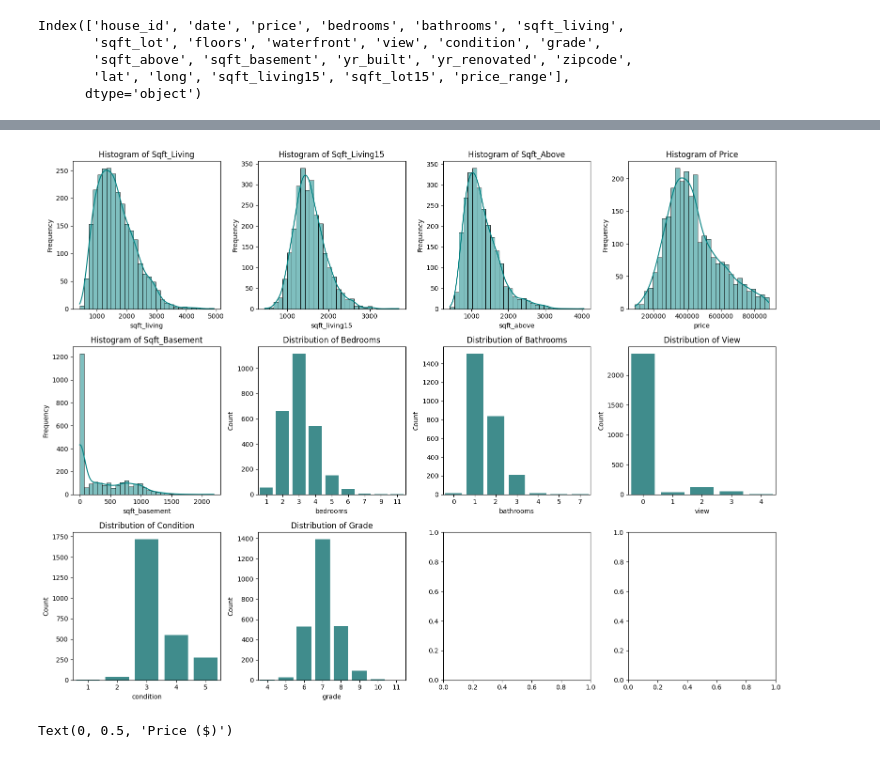
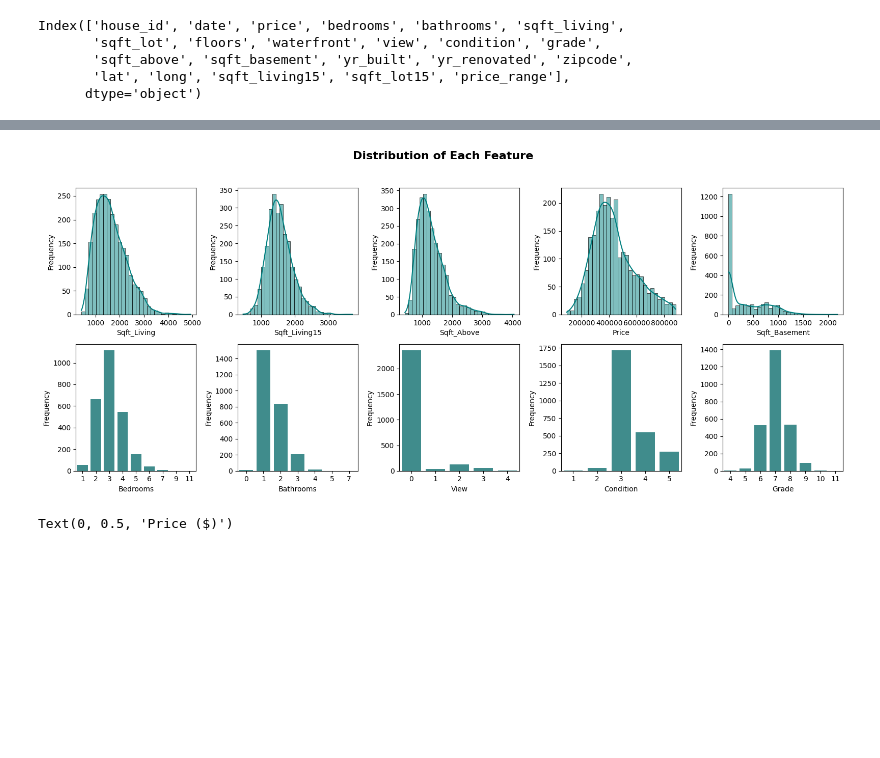
Before and after one commit to marinamoya/king-county-eda-project, a Jupyter notebook: eda-king-county.ipynb, the cells around one changed output, grey strips where cells are left out. Drawn from its saved outputs; the diff is of its cells as text; code cells hidden in the pictures; blank space fills up the shorter version.

```diff
--- a/eda-king-county.ipynb
+++ b/eda-king-county.ipynb
@@ -352,7 +338,7 @@ plt.xticks(rotation=45)
 df_kc_target = df_kc_target[['house_id', 'date', 'price', 'bedrooms', 'bathrooms',
                              'sqft_living', 'view', 'condition', 'grade',
                              'sqft_above', 'sqft_basement','lat', 'long', 'sqft_living15',
-                             'yr_renovated']]
+                             'yr_renovated', 'yr_built', 'price_range']]
 # %%
 df_kc_target_corr = df_kc_target[['bedrooms', 'bathrooms', 'sqft_living',
                                   'view', 'condition', 'grade', 'sqft_above',
@@ -360,30 +346,30 @@ df_kc_target_corr = df_kc_target[['bedrooms', 'bathrooms', 'sqft_living',
 # %%
 continuous_columns = ['sqft_living', 'sqft_living15', 'sqft_above', 'price', 'sqft_basement']
 categorical_columns = ['bedrooms', 'bathrooms', 'view', 'condition', 'grade']
 
-# Set up a grid of subplots (adjust rows and columns as needed)
-fig, axes = plt.subplots(nrows=3, ncols=4, figsize=(16, 12))  # Adjust grid size based on the number of features
+fig, axes = plt.subplots(nrows=2, ncols=5, figsize=(16, 7))
 axes = axes.flatten()
 
-# Plot continuous variables (with bins)
 for i, feature in enumerate(continuous_columns):
-    sns.histplot(df_kc_target[feature], kde=True, ax=axes[i], color='teal', bins=30)  # Adjust bins as needed
-    axes[i].set_title(f'Histogram of {feature.title()}')
-    axes[i].set_xlabel(feature)
+    sns.histplot(df_kc_target[feature], kde=True, ax=axes[i], color='teal', bins=30)
+    axes[i].set_xlabel(feature.title())
     axes[i].set_ylabel('Frequency')
+    axes[i].set_title("")
 
-# Plot categorical variables (as bar plots)
 for i, feature in enumerate(categorical_columns, start=len(continuous_columns)):
-    sns.countplot(data=df_kc_target, x=feature, ax=axes[i], color="teal", alpha = 0.8)
-    axes[i].set_title(f'Distribution of {feature.title()}')
-    axes[i].set_xlabel(feature)
-    axes[i].set_ylabel('Count')
+    sns.countplot(data=df_kc_target, x=feature, ax=axes[i], color="teal", alpha=0.8)
+    axes[i].set_xlabel(feature.title())
+    axes[i].set_ylabel('Frequency')
+    axes[i].set_title("")
 
-# Adjust layout for better spacing
-plt.tight_layout()
+
+fig.suptitle("Distribution of Each Feature", fontsize=16, fontweight='bold')
+
+
+plt.tight_layout(rect=[0, 0, 1, 0.95])
 plt.show()
 # %% [output]
-[figure, old version]
+[figure, new version]
 # %%
 # remove view as the distribution is poor and correlation very low.
 #  remove those houses with no bathrooms.
```
Also changed, not shown: parts of 92 cells of this notebook.
